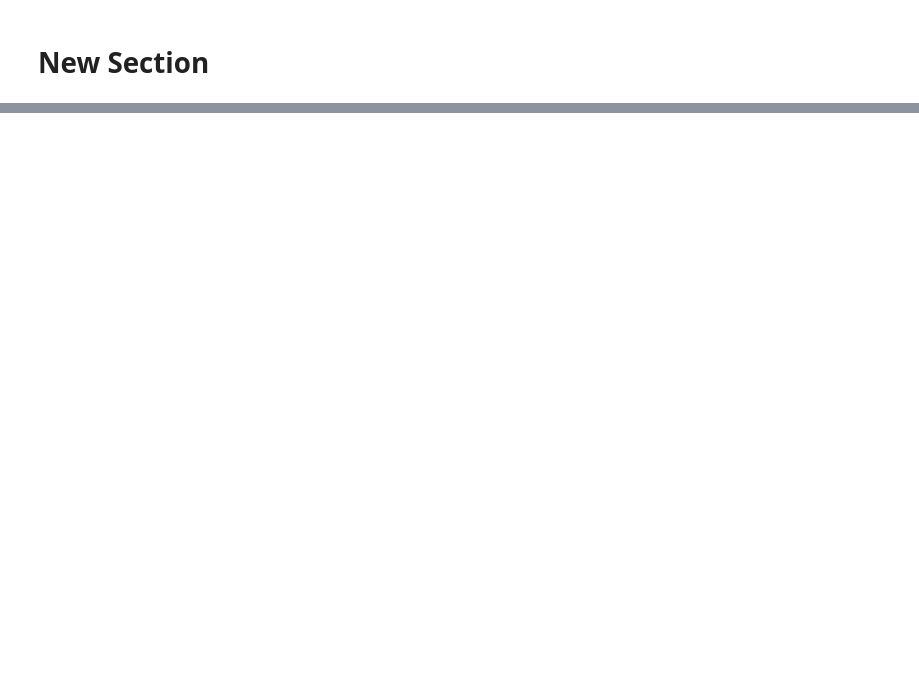
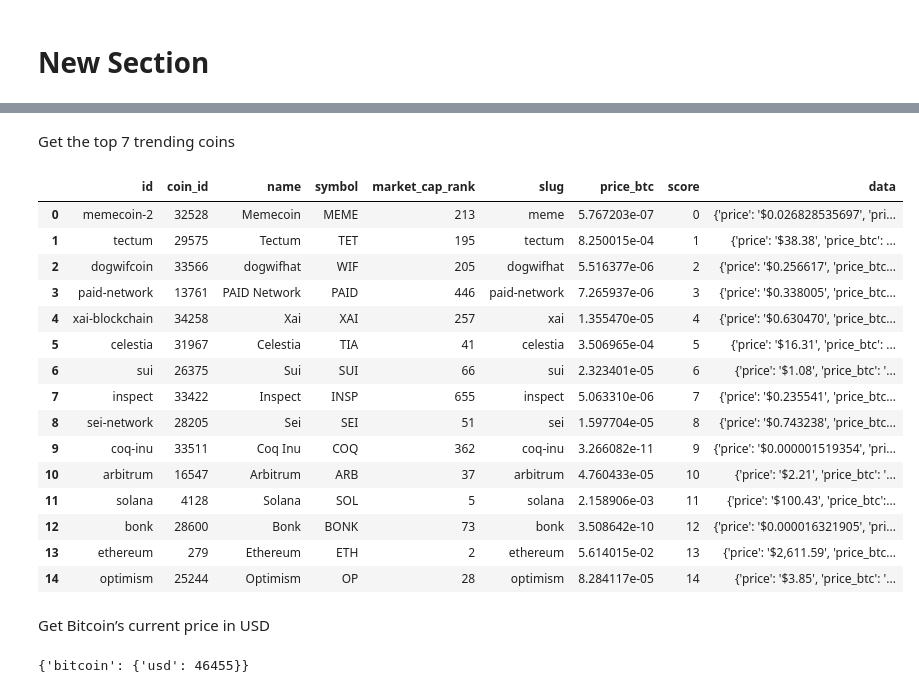
Before and after one commit to brefo-2986286/-BCrypt-hashes, a Jupyter notebook: BreffLab1.ipynb, the cells around one changed output, grey strips where cells are left out. Saved outputs shown, nothing was run; the diff lists cells and outputs as text; code cells hidden in the pictures; blank space fills up the shorter version.

```diff
--- a/BreffLab1.ipynb
+++ b/BreffLab1.ipynb
@@ -150,0 +212,2 @@ Downloaded 5455 rows of data.
+# %%
+cg = CoinGeckoAPI()
@@ -150,0 +238,31 @@ Downloaded 5455 rows of data.
+# %% [markdown]
+Get the top 7 trending coins
+# %%
+trending_coins = cg.get_search_trending()
+(
+    pd.DataFrame([coin["item"] for coin in trending_coins["coins"]])
+    .drop(columns=["thumb", "small", "large"])
+)
+# %% [output]
+|  | id | coin_id | name | symbol | market_cap_rank | slug | price_btc | score | data |
+| 0 | memecoin-2 | 32528 | Memecoin | MEME | 213 | meme | 5.767203e-07 | 0 | {'price': '$0.026828535697', 'pri... |
+| 1 | tectum | 29575 | Tectum | TET | 195 | tectum | 8.250015e-04 | 1 | {'price': '$38.38', 'price_btc': ... |
+| 2 | dogwifcoin | 33566 | dogwifhat | WIF | 205 | dogwifhat | 5.516377e-06 | 2 | {'price': '$0.256617', 'price_btc... |
+| 3 | paid-network | 13761 | PAID Network | PAID | 446 | paid-network | 7.265937e-06 | 3 | {'price': '$0.338005', 'price_btc... |
+| 4 | xai-blockchain | 34258 | Xai | XAI | 257 | xai | 1.355470e-05 | 4 | {'price': '$0.630470', 'price_btc... |
+| 5 | celestia | 31967 | Celestia | TIA | 41 | celestia | 3.506965e-04 | 5 | {'price': '$16.31', 'price_btc': ... |
+| 6 | sui | 26375 | Sui | SUI | 66 | sui | 2.323401e-05 | 6 | {'price': '$1.08', 'price_btc': '... |
+| 7 | inspect | 33422 | Inspect | INSP | 655 | inspect | 5.063310e-06 | 7 | {'price': '$0.235541', 'price_btc... |
+| 8 | sei-network | 28205 | Sei | SEI | 51 | sei | 1.597704e-05 | 8 | {'price': '$0.743238', 'price_btc... |
+| 9 | coq-inu | 33511 | Coq Inu | COQ | 362 | coq-inu | 3.266082e-11 | 9 | {'price': '$0.000001519354', 'pri... |
+| 10 | arbitrum | 16547 | Arbitrum | ARB | 37 | arbitrum | 4.760433e-05 | 10 | {'price': '$2.21', 'price_btc': '... |
+| 11 | solana | 4128 | Solana | SOL | 5 | solana | 2.158906e-03 | 11 | {'price': '$100.43', 'price_btc':... |
+| 12 | bonk | 28600 | Bonk | BONK | 73 | bonk | 3.508642e-10 | 12 | {'price': '$0.000016321905', 'pri... |
+| 13 | ethereum | 279 | Ethereum | ETH | 2 | ethereum | 5.614015e-02 | 13 | {'price': '$2,611.59', 'price_btc... |
+| 14 | optimism | 25244 | Optimism | OP | 28 | optimism | 8.284117e-05 | 14 | {'price': '$3.85', 'price_btc': '... |
+# %% [markdown]
+Get Bitcoin’s current price in USD
+# %%
+cg.get_price(ids="bitcoin", vs_currencies="usd")
+# %% [output]
+{'bitcoin': {'usd': 46455}}
```
Also changed, not shown: parts of 33 cells of this notebook.
